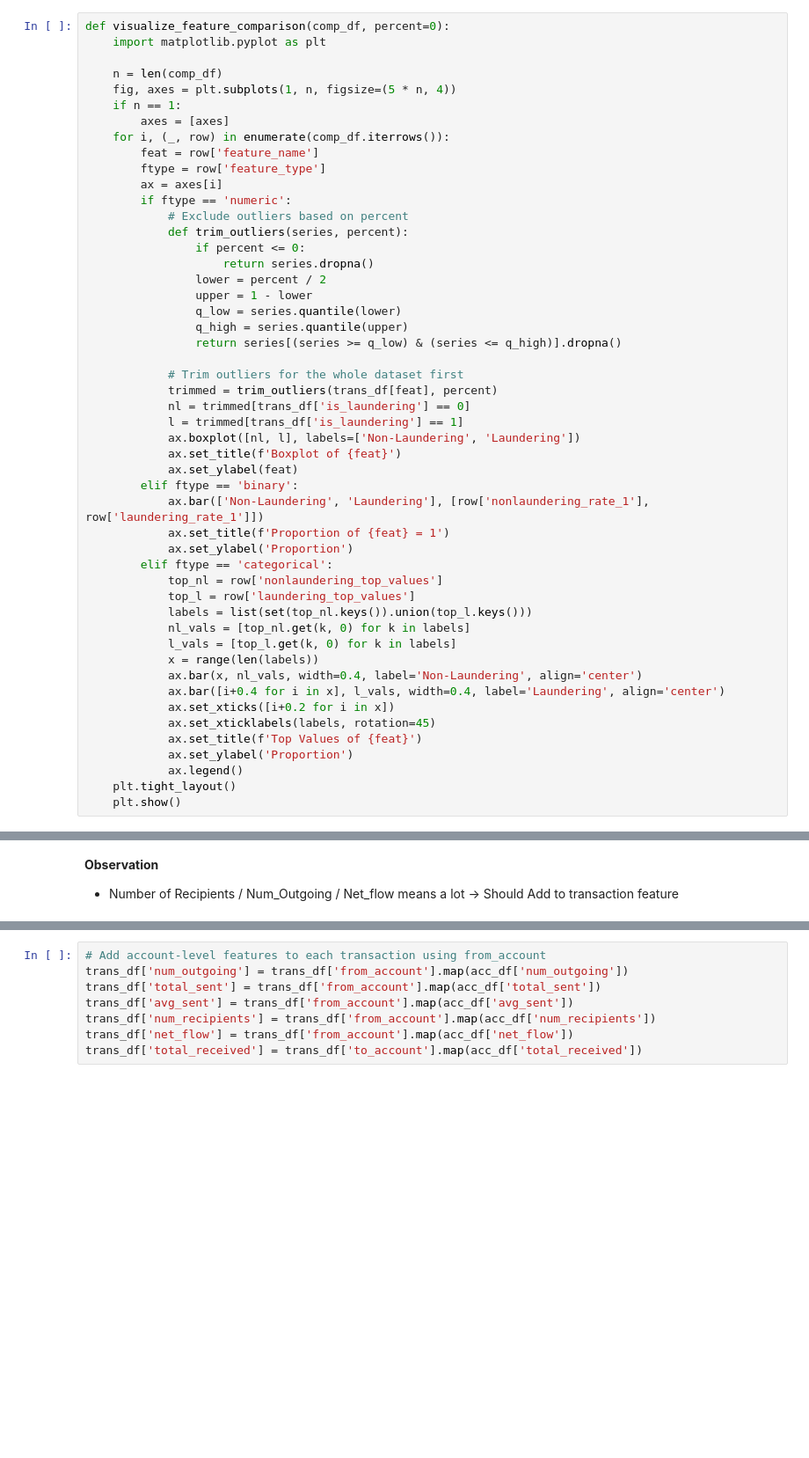
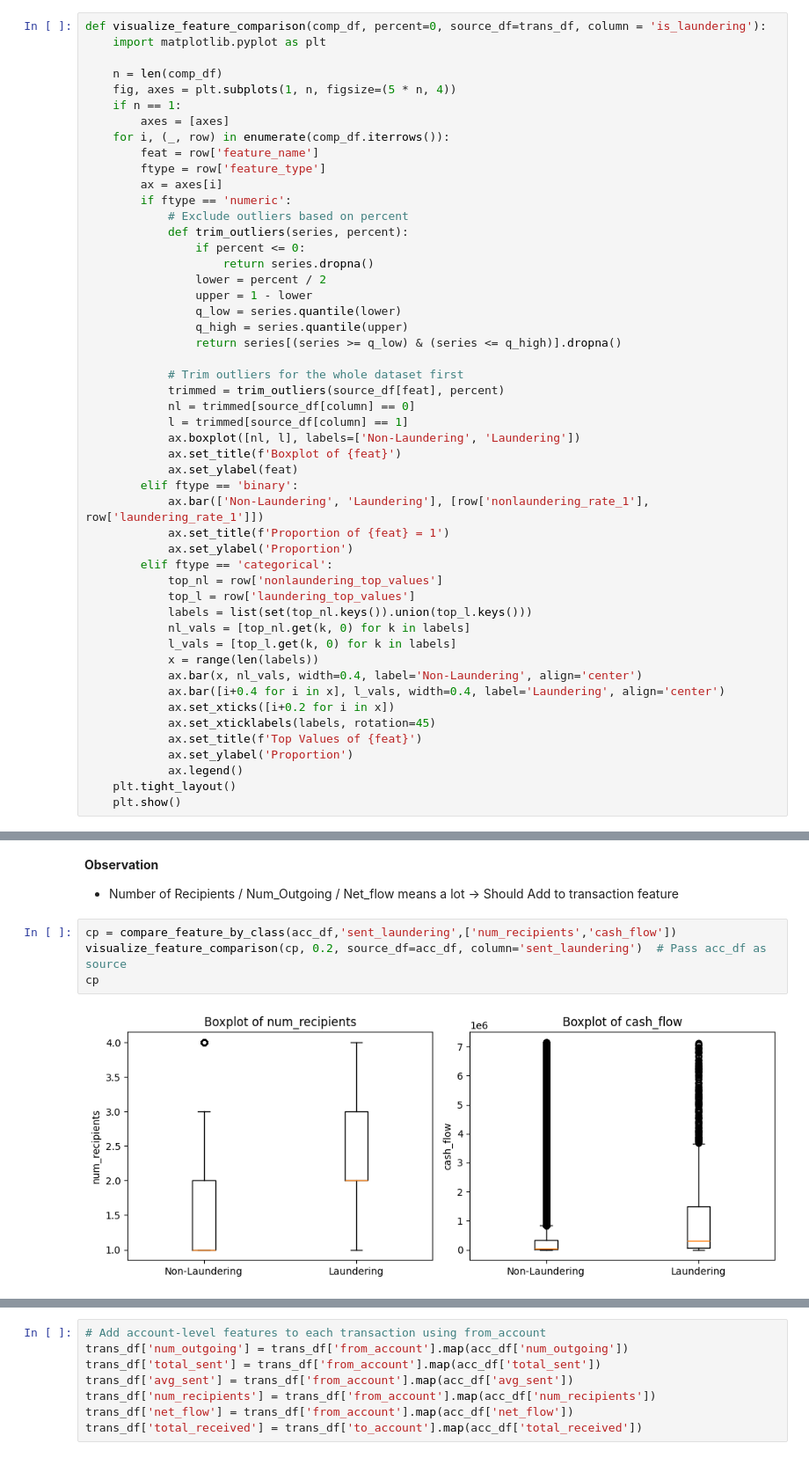
Before and after one commit to euph00/AML-GNN-project, a Jupyter notebook: Feature_Engineering/Feature Engineering.ipynb, the cells around one changed output, grey strips where cells are left out. Shown at 88% size. Drawn from its saved outputs; the diff is of its cells as text; blank space fills up the shorter version.

```diff
--- a/Feature_Engineering/Feature Engineering.ipynb
+++ b/Feature_Engineering/Feature Engineering.ipynb
@@ -150,7 +150,7 @@ def compare_feature_by_class(df, label_col, feature_cols):
 # %% [markdown]
 ### 3.2 Comparison Visualization
 # %%
-def visualize_feature_comparison(comp_df, percent=0):
+def visualize_feature_comparison(comp_df, percent=0, source_df=trans_df, column = 'is_laundering'):
     import matplotlib.pyplot as plt
 
     n = len(comp_df)
@@ -173,9 +173,9 @@ def visualize_feature_comparison(comp_df, percent=0):
                 return series[(series >= q_low) & (series <= q_high)].dropna()
 
             # Trim outliers for the whole dataset first
-            trimmed = trim_outliers(trans_df[feat], percent)
-            nl = trimmed[trans_df['is_laundering'] == 0]
-            l = trimmed[trans_df['is_laundering'] == 1]
+            trimmed = trim_outliers(source_df[feat], percent)
+            nl = trimmed[source_df[column] == 0]
+            l = trimmed[source_df[column] == 1]
             ax.boxplot([nl, l], labels=['Non-Laundering', 'Laundering'])
             ax.set_title(f'Boxplot of {feat}')
             ax.set_ylabel(feat)
@@ -450,3 +482,9 @@ sent_diff_df
 # %% [markdown]
 **Observation**
 - Number of Recipients / Num_Outgoing / Net_flow means a lot -> Should Add to transaction feature
+# %%
+cp = compare_feature_by_class(acc_df,'sent_laundering',['num_recipients','cash_flow'])
+visualize_feature_comparison(cp, 0.2, source_df=acc_df, column='sent_laundering')  # Pass acc_df as source
+cp
+# %% [output]
+[figure, added]
```
Also changed, not shown: parts of 33 cells of this notebook, 3 other files.
